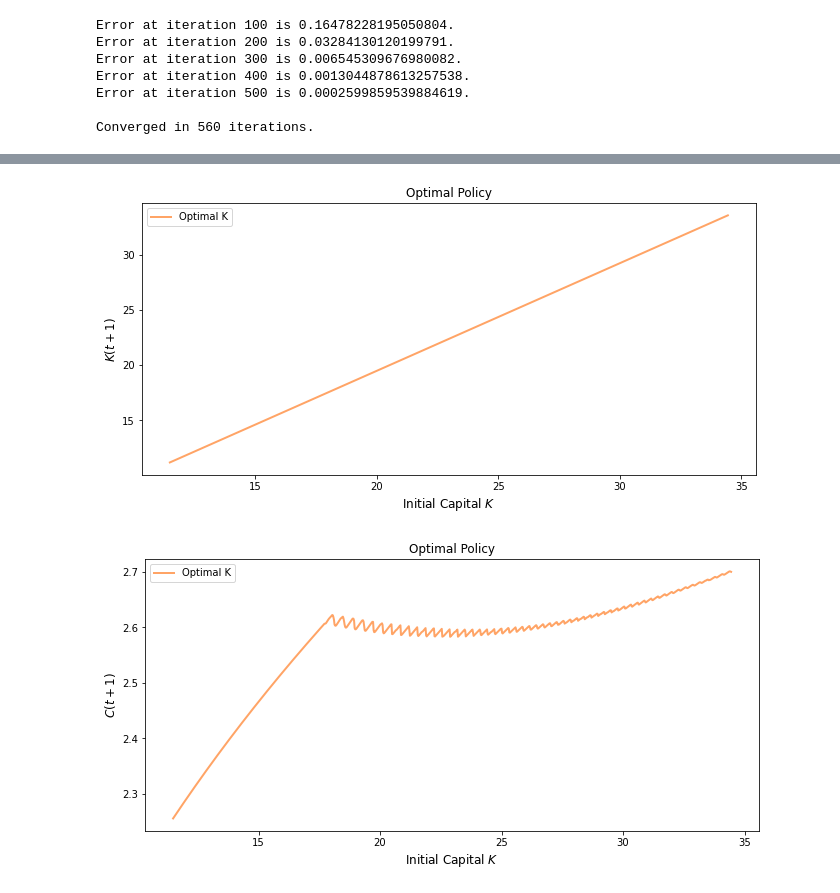
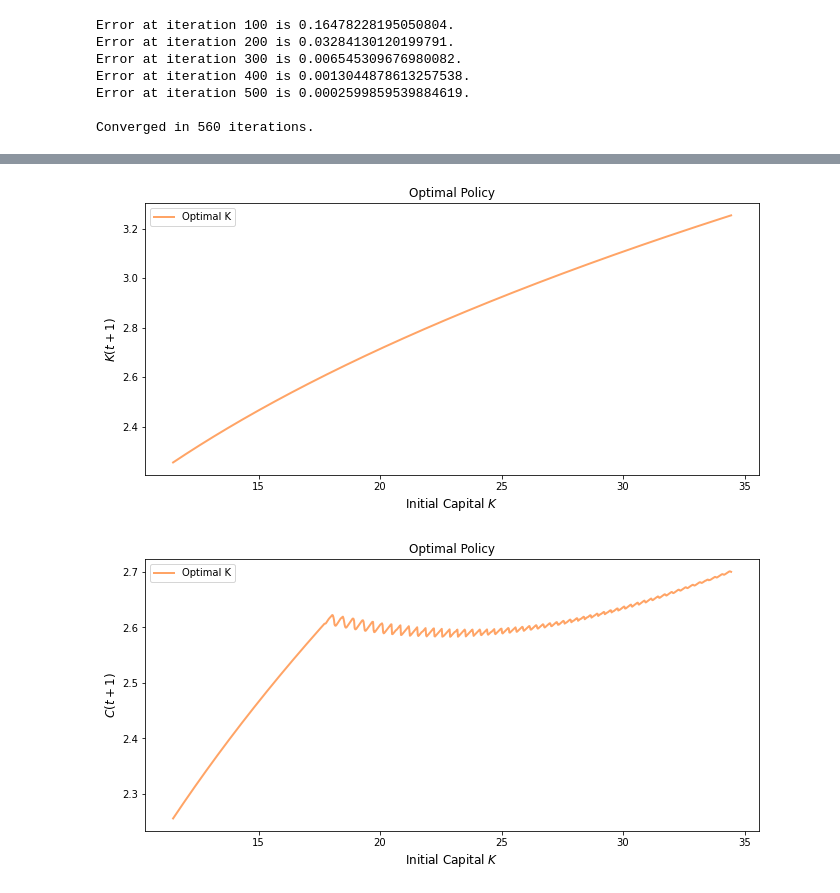
Before and after one commit to basm92/macroeconomics_i, a Jupyter notebook: assignment_1/question1_failedattempt_bas.ipynb, the cells around one changed output, grey strips where cells are left out. Cells and saved outputs as stored; diff of their text form; code cells hidden in the pictures.

```diff
--- a/assignment_1/question1.ipynb
+++ b/assignment_1/question1_failedattempt_bas.ipynb
@@ -153,5 +158,5 @@ def compute_value_function(ngm,
 # %%
-v_conv = compute_value_function(ngm())
+v_conv, k_conv = compute_value_function(ngm())
 # %% [output]
 Error at iteration 100 is 0.16478228195050804.
 Error at iteration 200 is 0.03284130120199791.
@@ -170,20 +167,0 @@ Converged in 285 iterations.
-# %%
-x_grid = ngm().grid
-v = ngm().v_initial       # Initial guess
-n = 50                 # Number of iterations
-
-fig, ax = plt.subplots()
-
-ax.plot(x_grid, v, color=plt.cm.jet(0),
-        lw=2, alpha=0.6, label='Initial guess')
-
-for i in range(n):
-    v = T(v, ngm())  # Apply the Bellman operator
-    ax.plot(x_grid, v, color=plt.cm.jet(i / n), lw=2, alpha=0.6)
-
-ax.legend()
-ax.set_ylabel('value', fontsize=12)
-ax.set_xlabel('cake size $x$', fontsize=12)
-ax.set_title('Value function iterations')
-
-plt.show()
@@ -191,0 +182,20 @@ plt.show()
+# %%
+x_grid = ngm().grid
+v = ngm().v_initial       # Initial guess
+n = 50                 # Number of iterations
+
+fig, ax = plt.subplots()
+
+ax.plot(x_grid, v, color=plt.cm.jet(0),
+        lw=2, alpha=0.6, label='Initial guess')
+
+for i in range(n):
+    v, k = T(v, ngm())  # Apply the Bellman operator
+    ax.plot(x_grid, v, color=plt.cm.jet(i / n), lw=2, alpha=0.6)
+
+ax.legend()
+ax.set_ylabel('value', fontsize=12)
+ax.set_xlabel('cake size $x$', fontsize=12)
+ax.set_title('Value function iterations')
+
+plt.show()
@@ -207,23 +239,23 @@ c_opt, k_opt = π(ngm(), v_conv)
 # %%
 fig, ax = plt.subplots()
 
 #ax.plot(ngm().grid, k_opt, color=plt.cm.jet(0),
 #        lw=2, alpha=0.6, label = 'Optimal K')
 
-ax.plot(ngm().grid, k_opt, color=plt.cm.jet(4/5),
+ax.plot(ngm().grid, c_opt, color=plt.cm.jet(4/5),
         lw=2, alpha=0.6, label = 'Optimal K')
 #ax.axvline(x=ngm().steadystate)
 #ax.hlines(y=ngm().steadystate, xmin = 10, xmax = 35)
 
 
 ax.legend()
 ax.set_ylabel('$K(t+1)$', fontsize=12)
 ax.set_xlabel('Initial Capital $K$', fontsize=12)
 ax.set_title('Optimal Policy')
 
 plt.show()
 # %% [output]
-[figure, old version]
+[figure, new version]
 # %%
 #v_conv_5 = compute_value_function(ngm(σ=5))
 c_opt, k_opt = π(ngm(σ=5), v_conv5)
```
Also changed, not shown: parts of 11 cells of this notebook, 2 other files.
